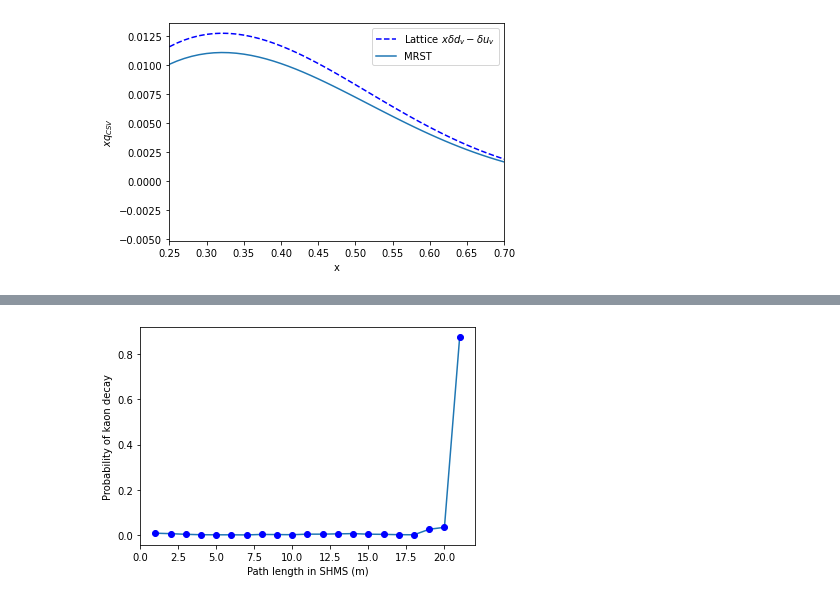
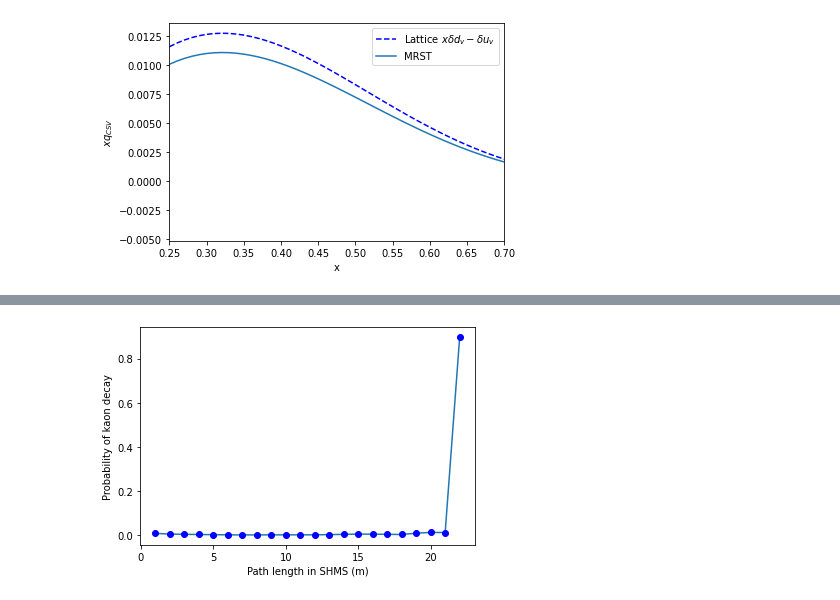
Before and after one commit to Mengzhendada/csv_notebook, a Jupyter notebook: pandas_test.ipynb, the cells around one changed output, grey strips where cells are left out. Drawn from its saved outputs; the diff is of its cells as text; code cells hidden in the pictures.

```diff
--- a/pandas_test.ipynb
+++ b/pandas_test.ipynb
@@ -289,10 +288,10 @@ df_kaoncontam.head()
 # %%
-plt.plot(df_kaoncontam[1],df_kaoncontam[2])
-plt.plot(df_kaoncontam[1],df_kaoncontam[2],'bo')
+plt.plot(df_kaoncontam[0],df_kaoncontam[2])
+plt.plot(df_kaoncontam[0],df_kaoncontam[2],'bo')
 #plt.ylim(0,0.1)
 plt.xlabel('Path length in SHMS (m)')
 plt.ylabel('Probability of kaon decay')
 plt.savefig('notebook_results/kaon_decay_contam_all.pdf')
 # %% [output]
-[figure, old version]
+[figure, new version]
 # %%
```
Also changed, not shown: parts of 10 cells of this notebook, 5 other files.
